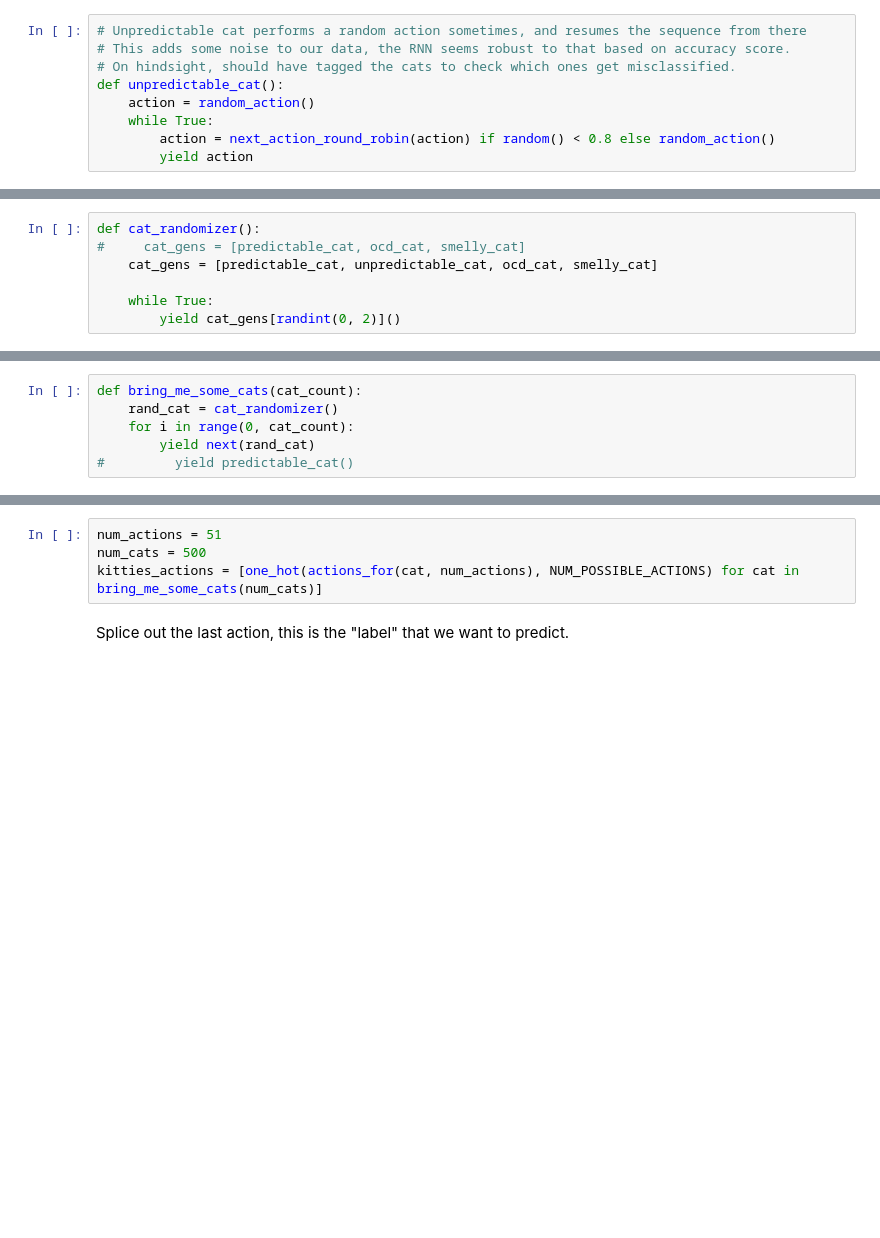
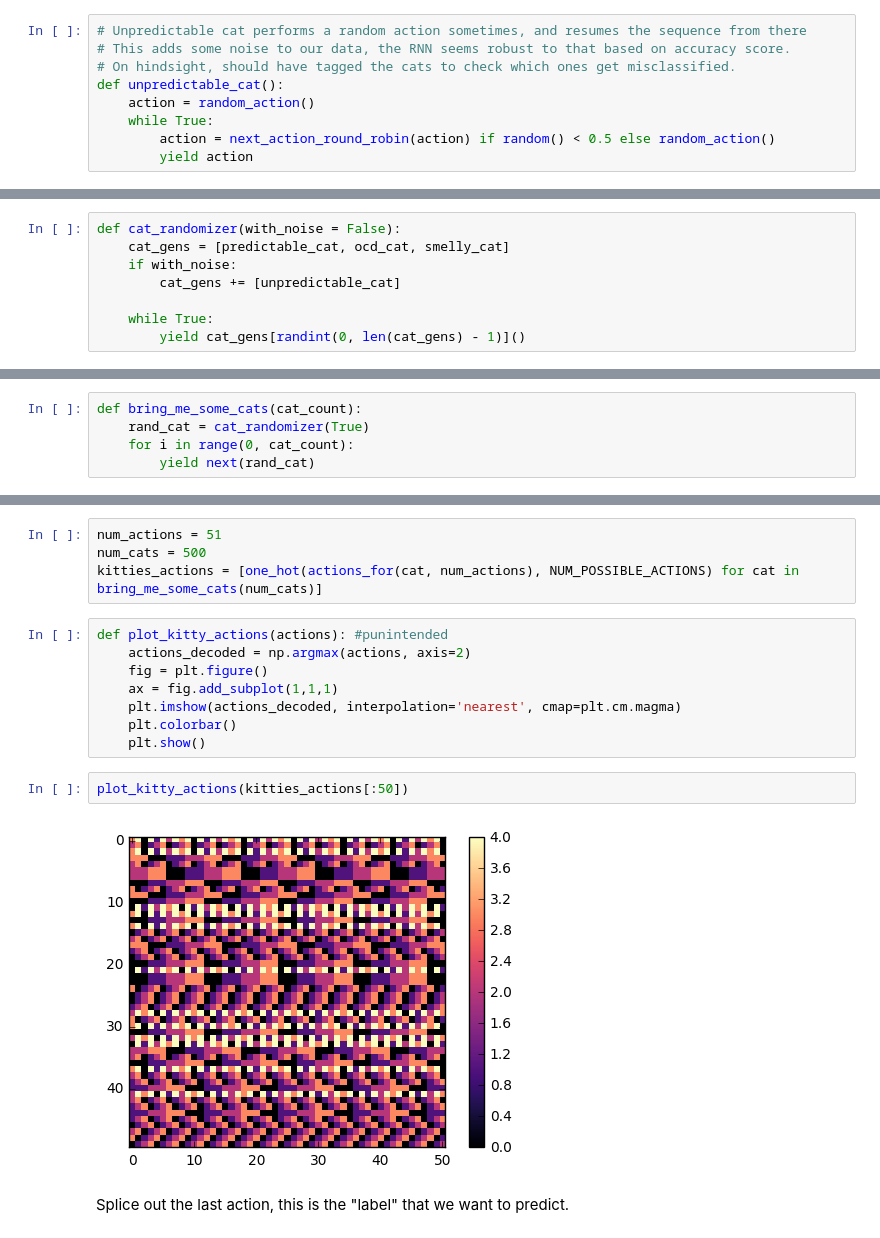
Before and after one commit to danleekh/RNN-Demo, a Jupyter notebook: tw-rnn.ipynb, the cells around one changed output, grey strips where cells are left out. Cells and saved outputs as stored; diff of their text form; blank space fills up the shorter version.

```diff
--- a/tw-rnn.ipynb
+++ b/tw-rnn.ipynb
@@ -58,7 +60,7 @@ def ocd_cat():
 def unpredictable_cat():
     action = random_action()
     while True:
-        action = next_action_round_robin(action) if random() < 0.8 else random_action()
+        action = next_action_round_robin(action) if random() < 0.5 else random_action()
         yield action
 # %%
 # Smelly Cat raids the dumpster every other action
@@ -78,10 +82,11 @@ print(smelly_actions)
 # %%
-def cat_randomizer():
-#     cat_gens = [predictable_cat, ocd_cat, smelly_cat]
-    cat_gens = [predictable_cat, unpredictable_cat, ocd_cat, smelly_cat]
+def cat_randomizer(with_noise = False):
+    cat_gens = [predictable_cat, ocd_cat, smelly_cat]
+    if with_noise:
+        cat_gens += [unpredictable_cat]
 
     while True:
-        yield cat_gens[randint(0, 2)]()
+        yield cat_gens[randint(0, len(cat_gens) - 1)]()
 # %%
 def actions_for(cat, num_actions):
     return [next(cat) for i in range(0, num_actions)]
@@ -119,10 +124,9 @@ one_hot(smelly_actions, NUM_POSSIBLE_ACTIONS)
 And now for some kitty action!
 # %%
 def bring_me_some_cats(cat_count):
-    rand_cat = cat_randomizer()
+    rand_cat = cat_randomizer(True)
     for i in range(0, cat_count):
         yield next(rand_cat)
-#         yield predictable_cat()
 # %%
 num_actions = 51
 num_cats = 500
@@ -186,6 +170,18 @@ def bring_me_some_cats(cat_count):
 num_actions = 51
 num_cats = 500
 kitties_actions = [one_hot(actions_for(cat, num_actions), NUM_POSSIBLE_ACTIONS) for cat in bring_me_some_cats(num_cats)]
+# %%
+def plot_kitty_actions(actions): #punintended
+    actions_decoded = np.argmax(actions, axis=2)
+    fig = plt.figure()
+    ax = fig.add_subplot(1,1,1)
+    plt.imshow(actions_decoded, interpolation='nearest', cmap=plt.cm.magma)
+    plt.colorbar()
+    plt.show()
+# %%
+plot_kitty_actions(kitties_actions[:50])
+# %% [output]
+[figure, added]
 # %% [markdown]
 Splice out the last action, this is the "label" that we want to predict.
 # %%
```
Also changed, not shown: parts of 18 cells of this notebook.
